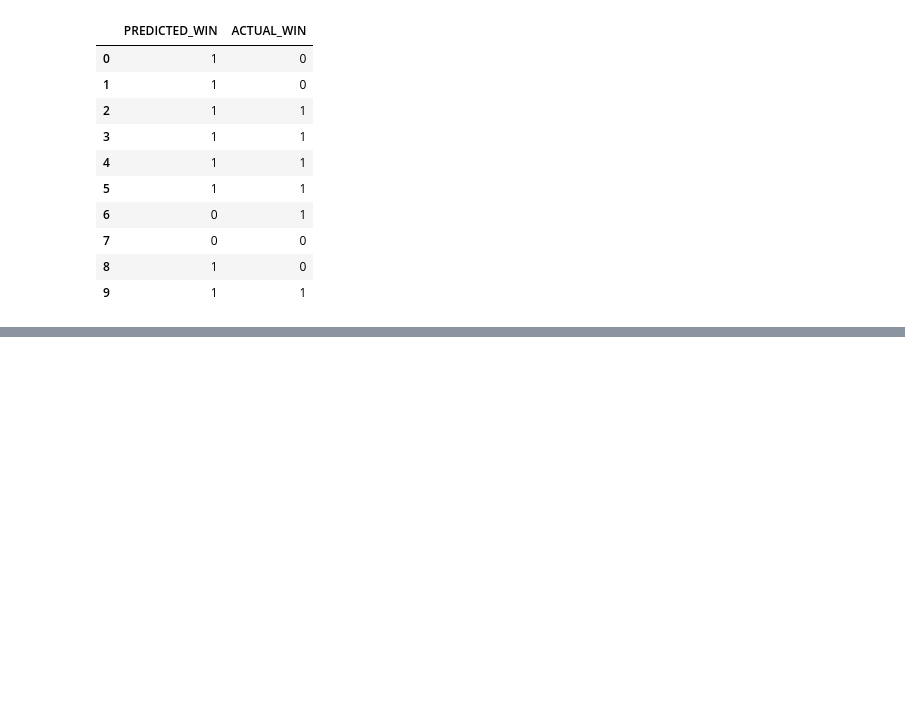
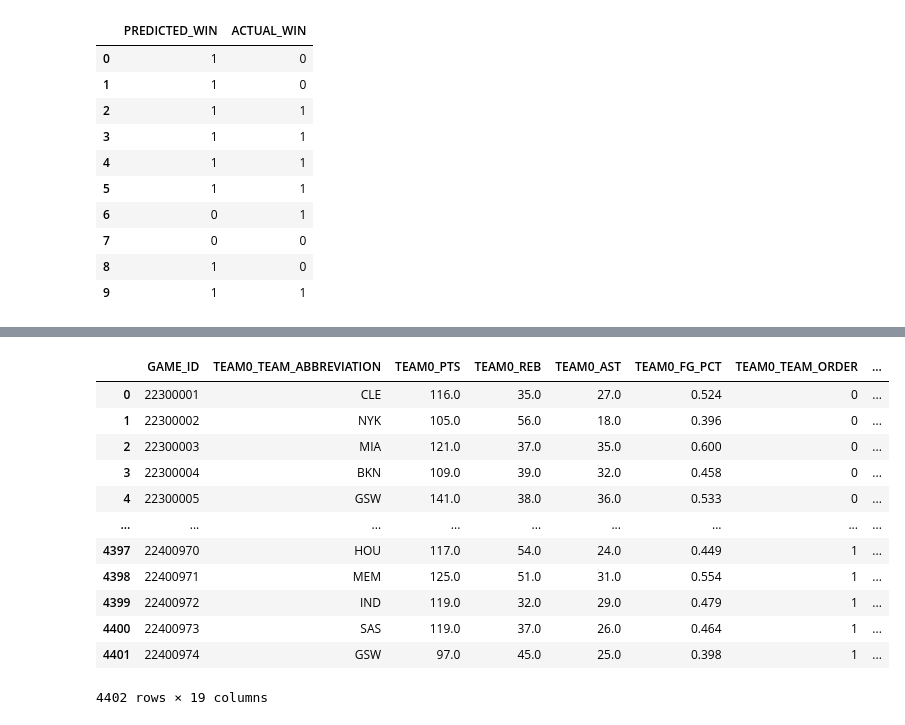
Before and after one commit to BihanDasgupta/ShotMint, a Jupyter notebook: MintShooter_RNN_Model.ipynb, the cells around one changed output, grey strips where cells are left out. Saved outputs shown, nothing was run; the diff lists cells and outputs as text; code cells hidden in the pictures; blank space fills up the shorter version.

```diff
--- a/MintShooter_RNN_Model.ipynb
+++ b/MintShooter_RNN_Model.ipynb
@@ -1132,3 +624,20 @@ All                  8102  10202  18304
 # %%
 ###### PHASE 2: IMPROVE ACCURACY THROUGH RNN INTEGRATION #######
+# %%
+df = pd.read_csv("final_games_cleaned.csv")
+display(df.head(-50))
+# %% [output]
+|  | GAME_ID | TEAM0_TEAM_ABBREVIATION | TEAM0_PTS | TEAM0_REB | TEAM0_AST | TEAM0_FG_PCT | TEAM0_TEAM_ORDER | ... |
+| 0 | 22300001 | CLE | 116.0 | 35.0 | 27.0 | 0.524 | 0 | ... |
+| 1 | 22300002 | NYK | 105.0 | 56.0 | 18.0 | 0.396 | 0 | ... |
+| 2 | 22300003 | MIA | 121.0 | 37.0 | 35.0 | 0.600 | 0 | ... |
+| 3 | 22300004 | BKN | 109.0 | 39.0 | 32.0 | 0.458 | 0 | ... |
+| 4 | 22300005 | GSW | 141.0 | 38.0 | 36.0 | 0.533 | 0 | ... |
+| ... | ... | ... | ... | ... | ... | ... | ... | ... |
+| 4397 | 22400970 | HOU | 117.0 | 54.0 | 24.0 | 0.449 | 1 | ... |
+| 4398 | 22400971 | MEM | 125.0 | 51.0 | 31.0 | 0.554 | 1 | ... |
+| 4399 | 22400972 | IND | 119.0 | 32.0 | 29.0 | 0.479 | 1 | ... |
+| 4400 | 22400973 | SAS | 119.0 | 37.0 | 26.0 | 0.464 | 1 | ... |
+| 4401 | 22400974 | GSW | 97.0 | 45.0 | 25.0 | 0.398 | 1 | ... |
+4402 rows × 19 columns
 # %%
```
Also changed, not shown: parts of 51 cells of this notebook, 12 other files.
